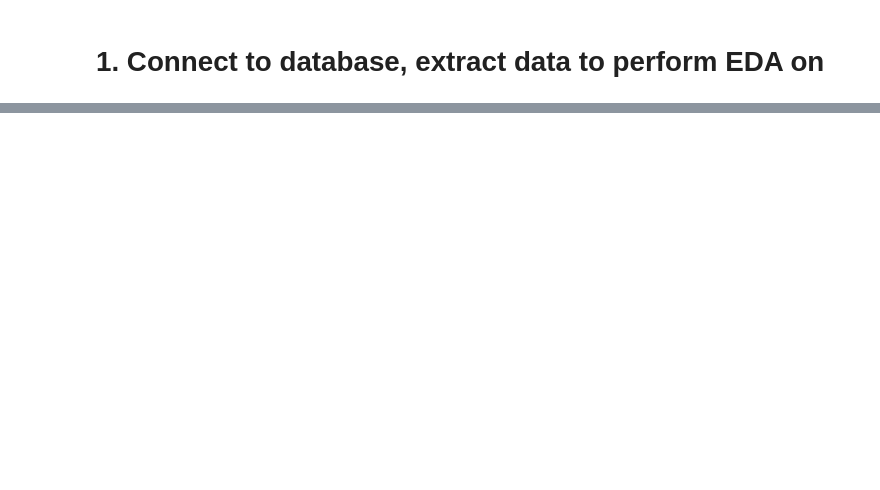
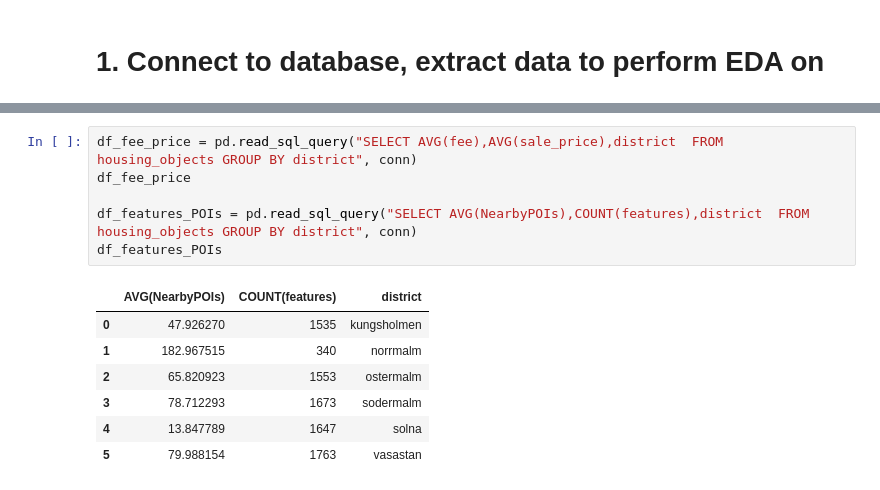
Before and after one commit to antongollbo123/hemnet_housing, a Jupyter notebook: notebooks/hemnet_EDA.ipynb, the cells around one changed output, grey strips where cells are left out. Drawn from its saved outputs; the diff is of its cells as text; blank space fills up the shorter version.

```diff
--- a/notebooks/hemnet_EDA.ipynb
+++ b/notebooks/hemnet_EDA.ipynb
@@ -40,0 +46,14 @@ plt.show()
+# %%
+df_fee_price = pd.read_sql_query("SELECT AVG(fee),AVG(sale_price),district  FROM housing_objects GROUP BY district", conn)
+df_fee_price
+
+df_features_POIs = pd.read_sql_query("SELECT AVG(NearbyPOIs),COUNT(features),district  FROM housing_objects GROUP BY district", conn)
+df_features_POIs
+# %% [output]
+|  | AVG(NearbyPOIs) | COUNT(features) | district |
+| 0 | 47.926270 | 1535 | kungsholmen |
+| 1 | 182.967515 | 340 | norrmalm |
+| 2 | 65.820923 | 1553 | ostermalm |
+| 3 | 78.712293 | 1673 | sodermalm |
+| 4 | 13.847789 | 1647 | solna |
+| 5 | 79.988154 | 1763 | vasastan |
```
Also changed, not shown: parts of 8 cells of this notebook.
